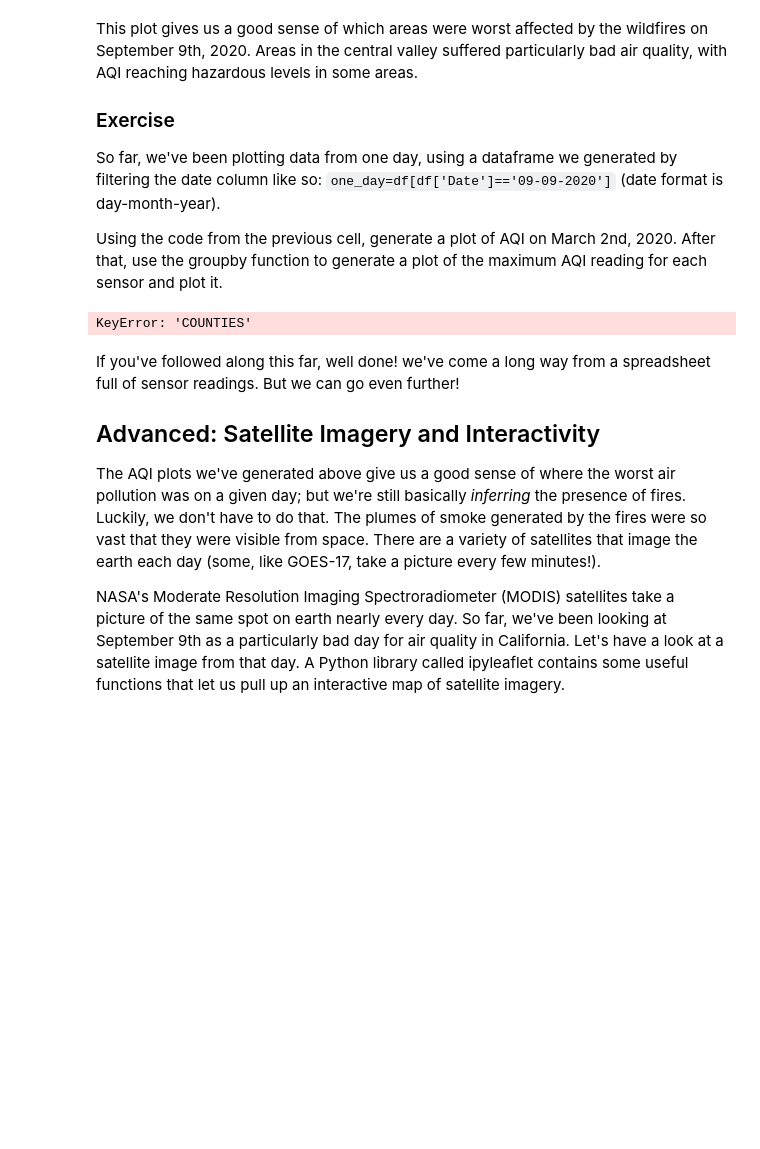
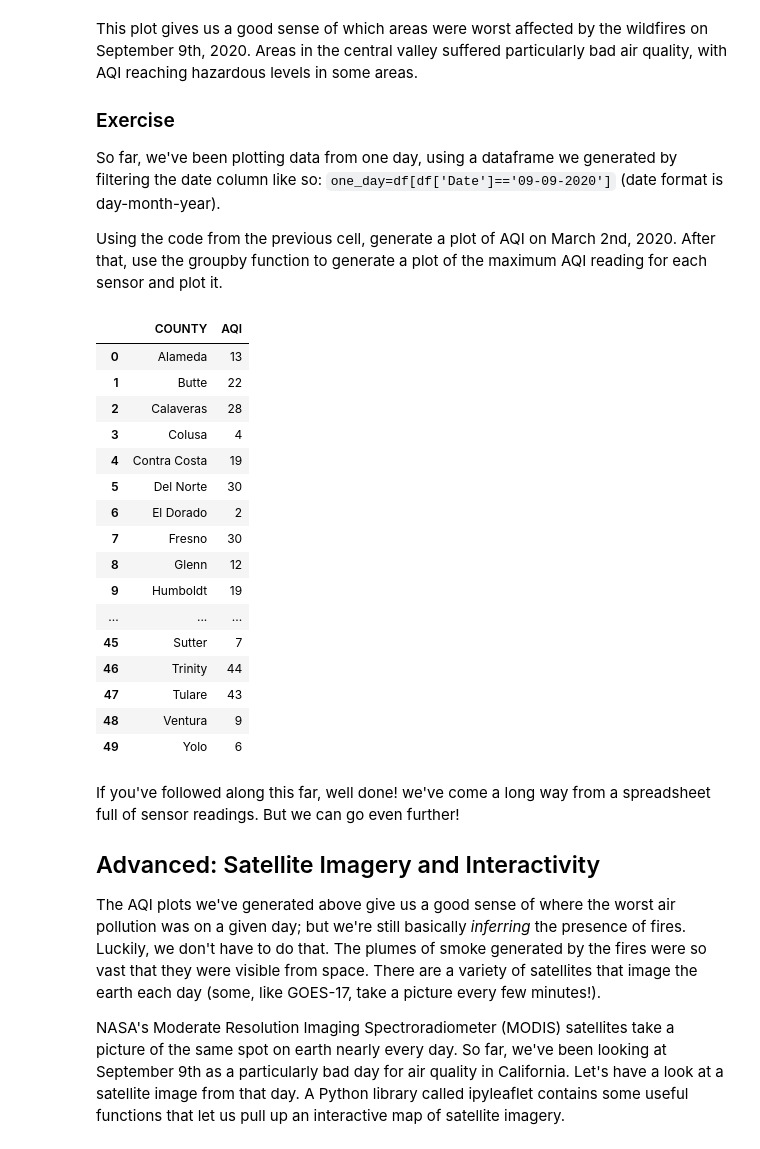
Before and after one commit to NanaShirasu/QM2, a Jupyter notebook: notebooks/W03. Spatial Data.ipynb, the cells around one changed output. Drawn from its saved outputs; the diff is of its cells as text; code cells hidden in the pictures; blank space fills up the shorter version.

```diff
--- a/notebooks/W03. Spatial Data.ipynb
+++ b/notebooks/W03. Spatial Data.ipynb
@@ -425,9 +424,28 @@ Using the code from the previous cell, generate a plot of AQI on March 2nd, 2020
 # %%
  # filter the original dataframe using this date
 one_day=df[df['Date']=='02-03-2020']
-AQIoneday=one_day.groupby(['AQI','COUNTIES'])
+
+
+AQIoneday=one_day.groupby(['COUNTY',])['AQI'].max().reset_index()
+AQIoneday
 # %% [output]
-KeyError: 'COUNTIES'
+|  | COUNTY | AQI |
+| 0 | Alameda | 13 |
+| 1 | Butte | 22 |
+| 2 | Calaveras | 28 |
+| 3 | Colusa | 4 |
+| 4 | Contra Costa | 19 |
+| 5 | Del Norte | 30 |
+| 6 | El Dorado | 2 |
+| 7 | Fresno | 30 |
+| 8 | Glenn | 12 |
+| 9 | Humboldt | 19 |
+| ... | ... | ... |
+| 45 | Sutter | 7 |
+| 46 | Trinity | 44 |
+| 47 | Tulare | 43 |
+| 48 | Ventura | 9 |
+| 49 | Yolo | 6 |
 # %% [markdown]
 If you've followed along this far, well done! we've come a long way from a spreadsheet full of sensor readings. But we can go even further!
 
```
Also changed, not shown: parts of 6 cells of this notebook.
